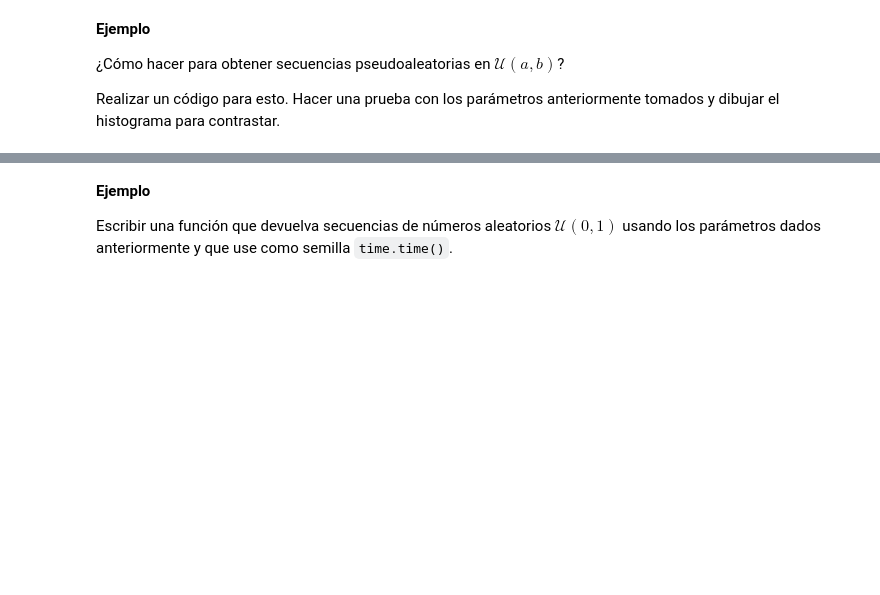
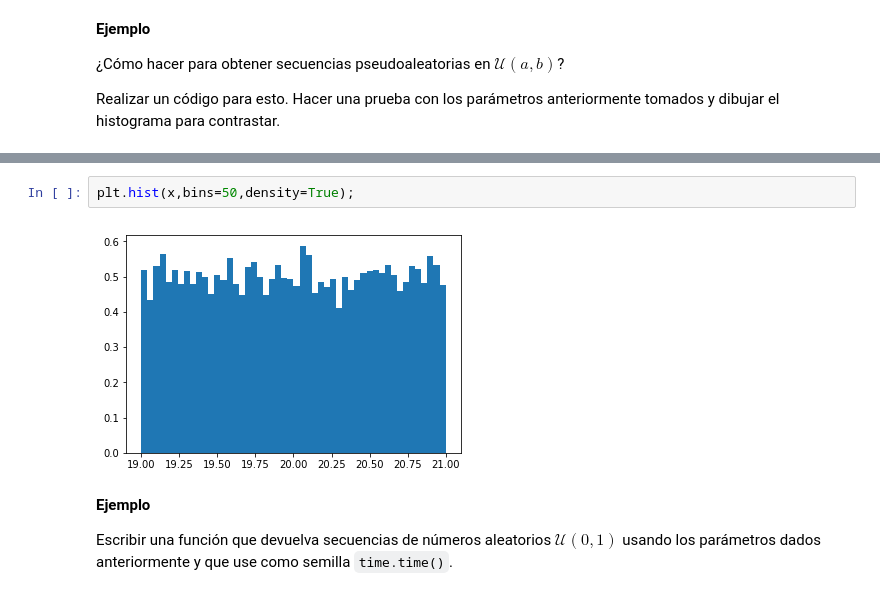
Before and after one commit to zapatacc/SimMat2019-1, a Jupyter notebook: Modulo2/Clase8_NumerosPseudoaleatorios.ipynb, the cells around one changed output, grey strips where cells are left out. Drawn from its saved outputs; the diff is of its cells as text; blank space fills up the shorter version.

```diff
--- a/Modulo2/Clase8_NumerosPseudoaleatorios.ipynb
+++ b/Modulo2/Clase8_NumerosPseudoaleatorios.ipynb
@@ -172,3 +217,7 @@ Realizar un código para esto. Hacer una prueba con los parámetros anteriorment
+# %%
+plt.hist(x,bins=50,density=True);
+# %% [output]
+[figure, added]
 # %% [markdown]
 **Ejemplo**
 
```
Also changed, not shown: parts of 28 cells of this notebook.
